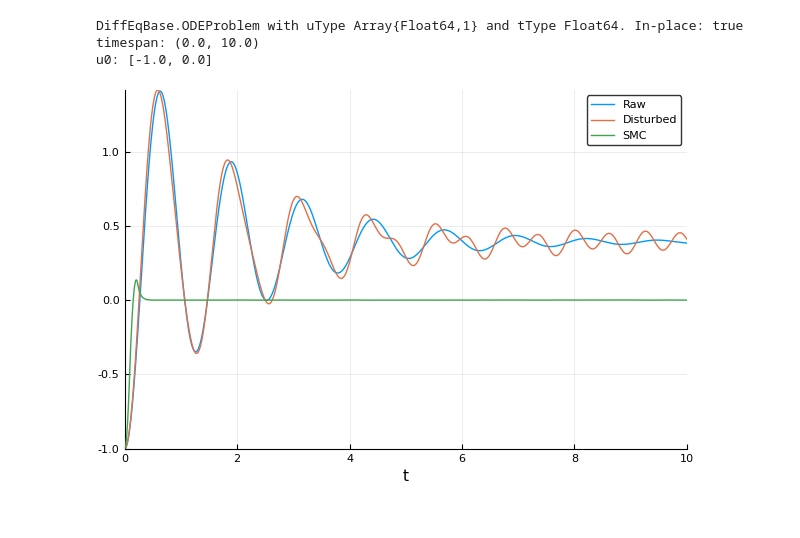
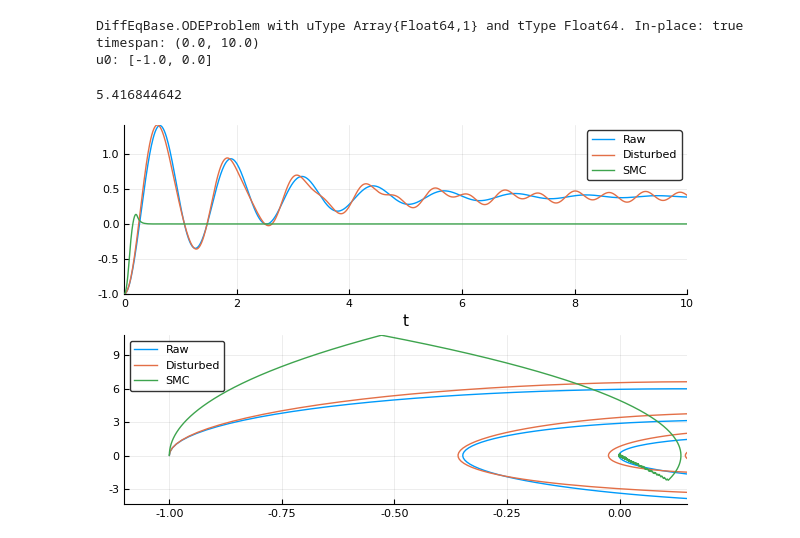
Before and after one commit to jimurai/control_notebooks, a Jupyter notebook: SlidingModeJulia.ipynb, the cells around one changed output. Drawn from its saved outputs; the diff is of its cells as text; code cells hidden in the pictures.

Commit message:
Added XY plot and timing

```diff
--- a/SlidingModeJulia.ipynb
+++ b/SlidingModeJulia.ipynb
@@ -58,12 +58,19 @@ DiffEqBase.ODEProblem with uType Array{Float64,1} and tType Float64. In-place: t
 timespan: (0.0, 10.0)
 u0: [-1.0, 0.0]
 # %%
-raw_sol = solve(prob_simple,Tsit5());
-dist_sol = solve(prob_dist,Tsit5());
-smc_sol = solve(prob_smc,Tsit5(),callback=pcb);
+@elapsed begin
+    raw_sol = solve(prob_simple,Tsit5());
+    dist_sol = solve(prob_dist,Tsit5());
+    smc_sol = solve(prob_smc,Tsit5(),callback=pcb);
+end
+# %% [output]
+5.416844642
 # %%
-plot(raw_sol,vars=(0,1),w=1,label="Raw")
+plot(raw_sol,vars=(0,1),w=1,label="Raw", layout = (2,1), subplot=1)
 plot!(dist_sol,vars=(0,1),w=1,label="Disturbed")
 plot!(smc_sol,vars=(0,1),w=1,label="SMC")
+plot!(raw_sol,vars=(1,2),w=1,label="Raw",subplot=2)
+plot!(dist_sol,vars=(1,2),w=1,label="Disturbed",subplot=2)
+plot!(smc_sol,vars=(1,2),w=1,label="SMC",subplot=2)
 # %% [output]
-[figure, old version]
+[figure, new version]
```
